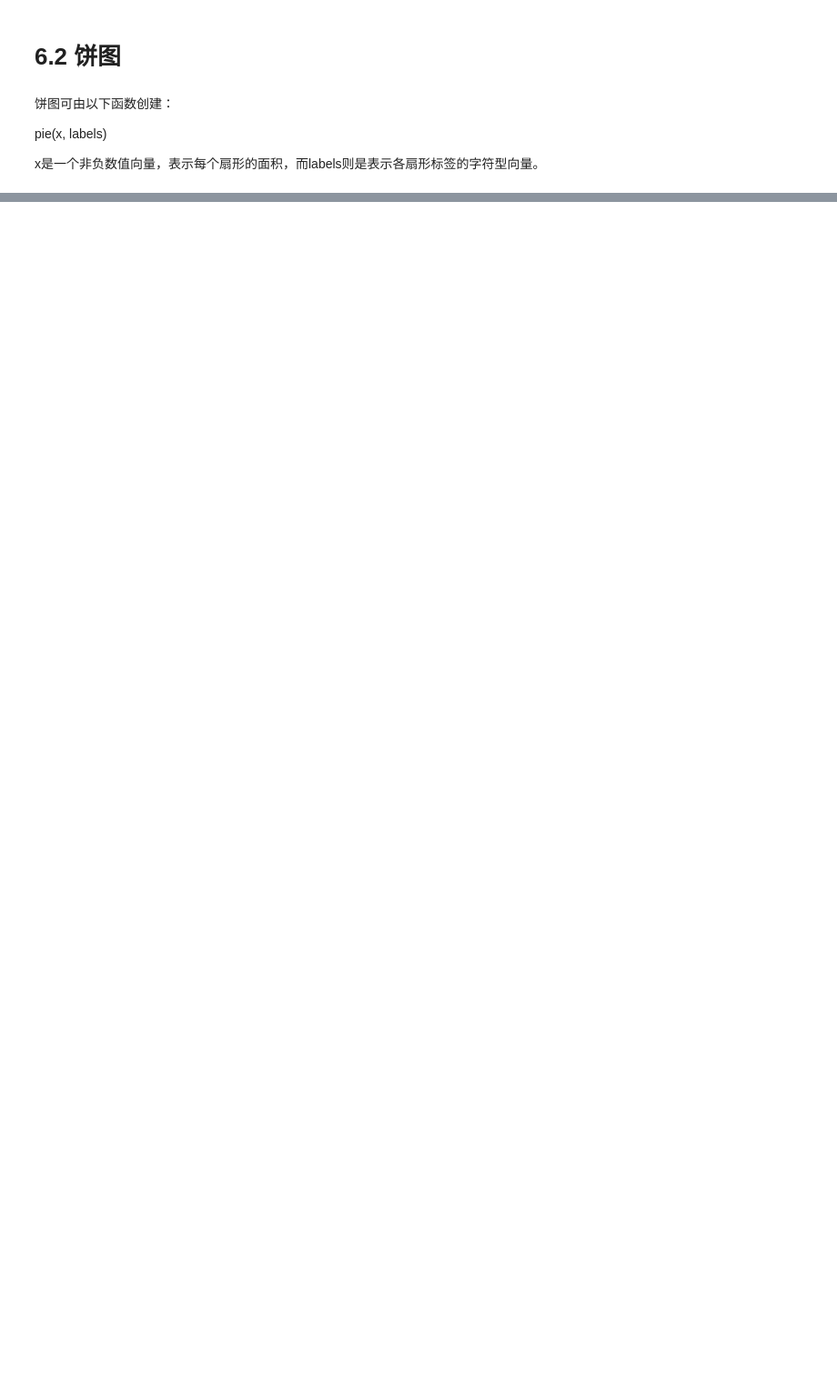
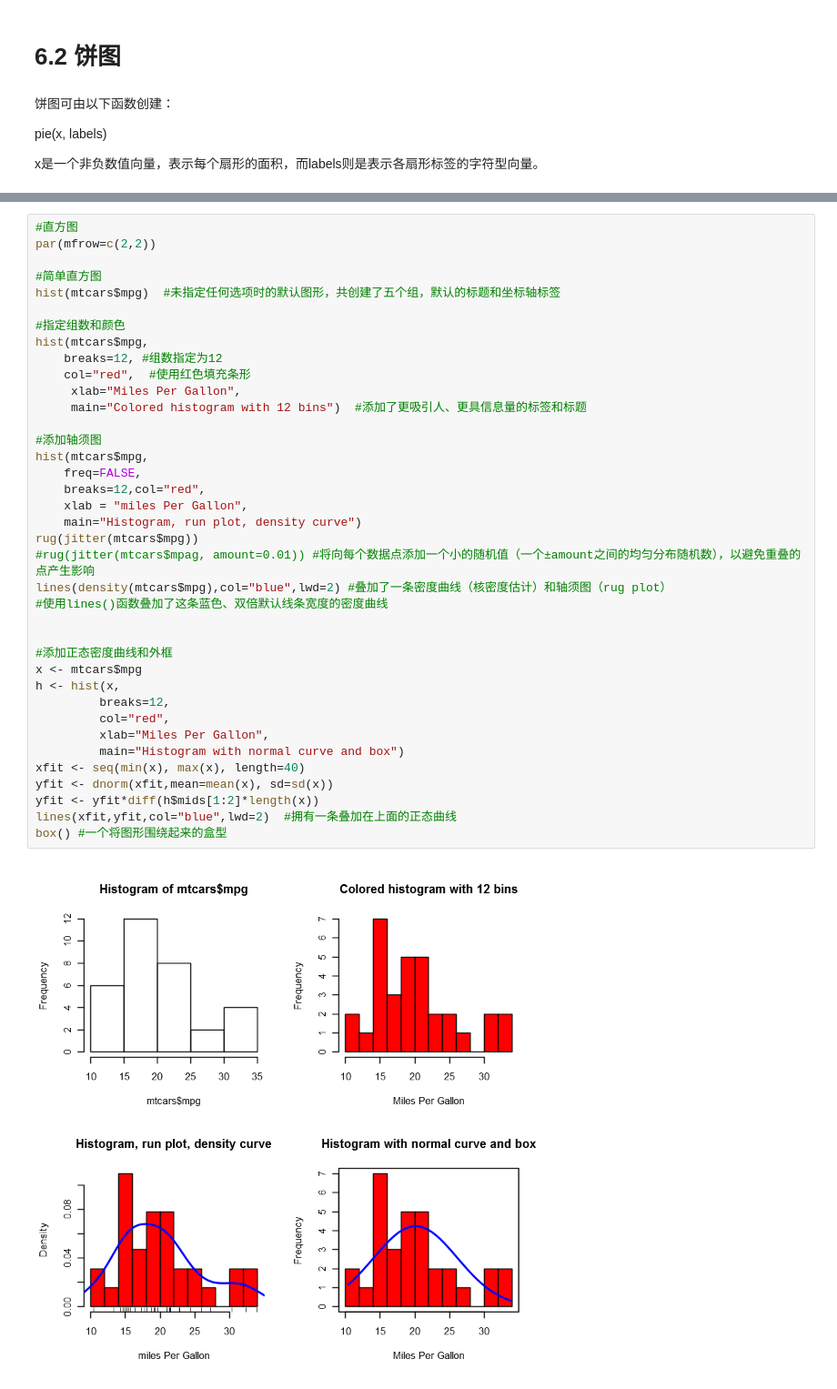
Before and after one commit to xiaowei3223/R-learning, a Jupyter notebook: 6 基本图形.ipynb, the cells around one changed output, grey strips where cells are left out. Shown at 91% size. Cells and saved outputs as stored; diff of their text form; blank space fills up the shorter version.

```diff
--- a/6 基本图形.ipynb
+++ b/6 基本图形.ipynb
@@ -215,0 +192,40 @@ The downloaded binary packages are in
+# %%
+#直方图
+par(mfrow=c(2,2))
+
+#简单直方图
+hist(mtcars$mpg)  #未指定任何选项时的默认图形，共创建了五个组，默认的标题和坐标轴标签
+
+#指定组数和颜色
+hist(mtcars$mpg,
+    breaks=12, #组数指定为12
+    col="red",  #使用红色填充条形
+     xlab="Miles Per Gallon",
+     main="Colored histogram with 12 bins")  #添加了更吸引人、更具信息量的标签和标题
+
+#添加轴须图
+hist(mtcars$mpg,
+    freq=FALSE,
+    breaks=12,col="red",
+    xlab = "miles Per Gallon",
+    main="Histogram, run plot, density curve")
+rug(jitter(mtcars$mpg))
+#rug(jitter(mtcars$mpag, amount=0.01)) #将向每个数据点添加一个小的随机值（一个±amount之间的均匀分布随机数），以避免重叠的点产生影响
+lines(density(mtcars$mpg),col="blue",lwd=2) #叠加了一条密度曲线（核密度估计）和轴须图（rug plot）
+#使用lines()函数叠加了这条蓝色、双倍默认线条宽度的密度曲线
+
+
+#添加正态密度曲线和外框
+x <- mtcars$mpg
+h <- hist(x,
+         breaks=12,
+         col="red",
+         xlab="Miles Per Gallon",
+         main="Histogram with normal curve and box")
+xfit <- seq(min(x), max(x), length=40)
+yfit <- dnorm(xfit,mean=mean(x), sd=sd(x))
+yfit <- yfit*diff(h$mids[1:2]*length(x))
+lines(xfit,yfit,col="blue",lwd=2)  #拥有一条叠加在上面的正态曲线
+box() #一个将图形围绕起来的盒型
+# %% [output]
+[figure, added]
```
Also changed, not shown: parts of 19 cells of this notebook.
